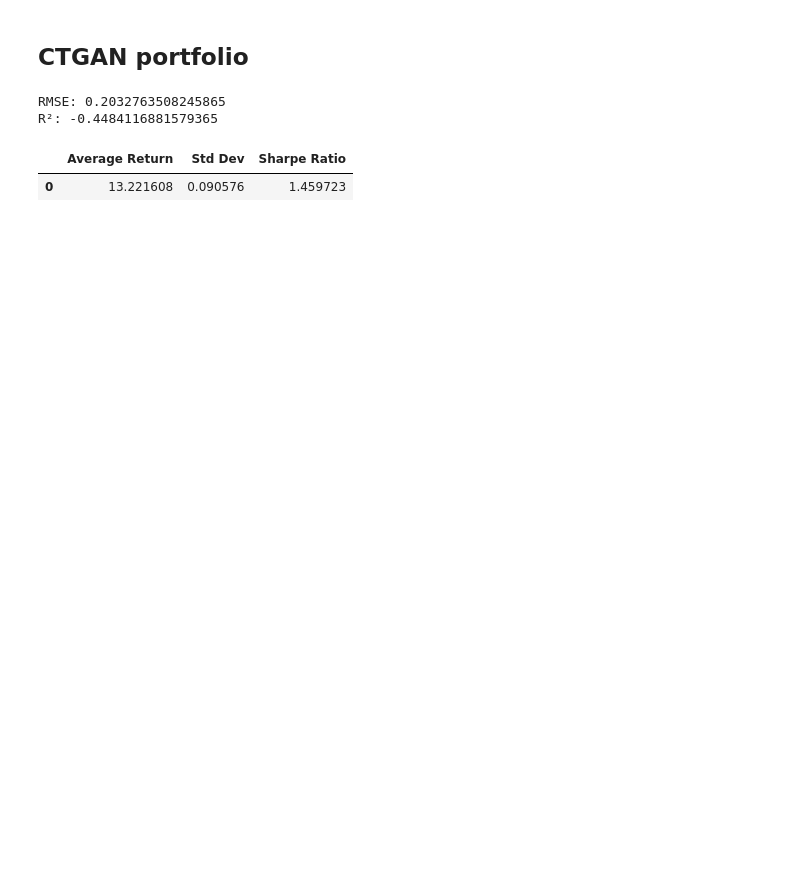
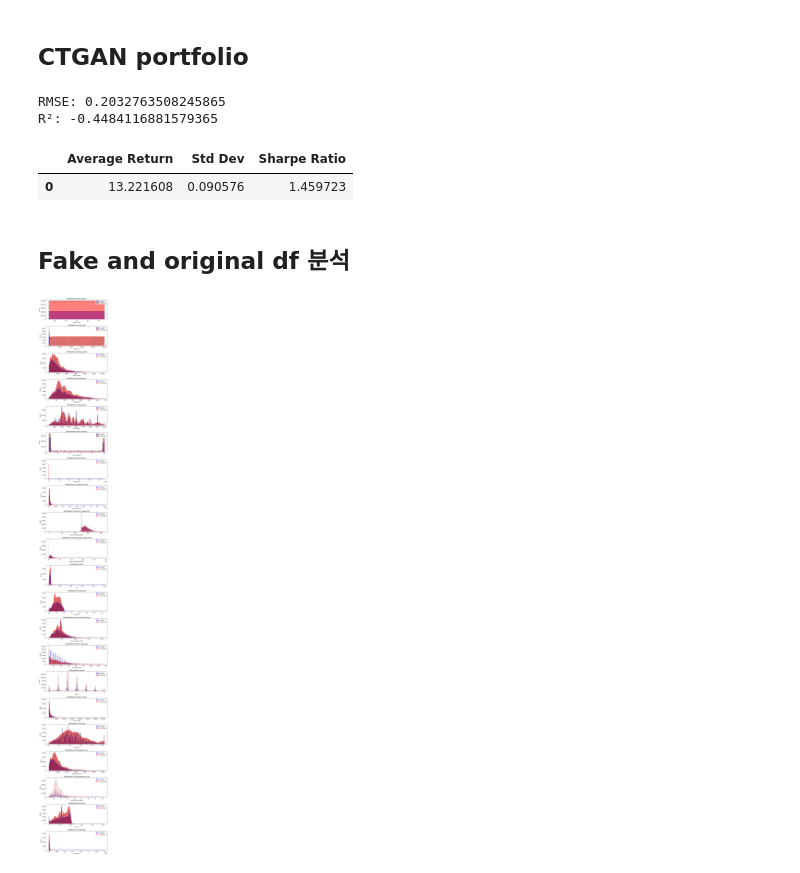
Before and after one commit to Seungminin/Data_Analysis_lending-club, a Jupyter notebook: CTGAN/ctgan_modeling.ipynb, the cells around one changed output. Drawn from its saved outputs; the diff is of its cells as text; code cells hidden in the pictures; blank space fills up the shorter version.

```diff
--- a/CTGAN/ctgan_modeling.ipynb
+++ b/CTGAN/ctgan_modeling.ipynb
@@ -400,3 +457,5 @@ returns_with_sharpe_df.head()
 # %% [output]
 |  | Average Return | Std Dev | Sharpe Ratio |
 | 0 | 13.221608 | 0.090576 | 1.459723 |
+# %% [markdown]
+## Fake and original df 분석
@@ -402,0 +465,33 @@ returns_with_sharpe_df.head()
+# %%
+import pandas as pd
+import numpy as np
+import matplotlib.pyplot as plt
+import seaborn as sns
+from sklearn.decomposition import PCA
+from sklearn.manifold import TSNE
+
+# 원본 데이터와 TableGAN 생성 데이터 불러오기
+# 원본 데이터: original_df
+# TableGAN이 생성한 데이터: generated_df
+
+# 공통 feature 선택 (혹시 컬럼이 다를 수도 있으니)
+common_features = list(set(data.columns) & set(fake.columns))
+original_df = label1_data[common_features]
+generated_df = fake[common_features]
+
+# ------------------------------
+# 1️⃣ 히스토그램 비교 (각 feature 분포)
+# ------------------------------
+num_features = len(common_features)
+fig, axes = plt.subplots(nrows=num_features, ncols=1, figsize=(8, num_features * 3))
+
+for i, feature in enumerate(common_features):
+    sns.histplot(original_df[feature], color='blue', label='Original', kde=True, ax=axes[i], alpha=0.5)
+    sns.histplot(generated_df[feature], color='red', label='Generated', kde=True, ax=axes[i], alpha=0.5)
+    axes[i].set_title(f'Distribution of {feature}')
+    axes[i].legend()
+
+plt.tight_layout()
+plt.show()
+# %% [output]
+[figure, added]
```
Also changed, not shown: parts of 19 cells of this notebook.
